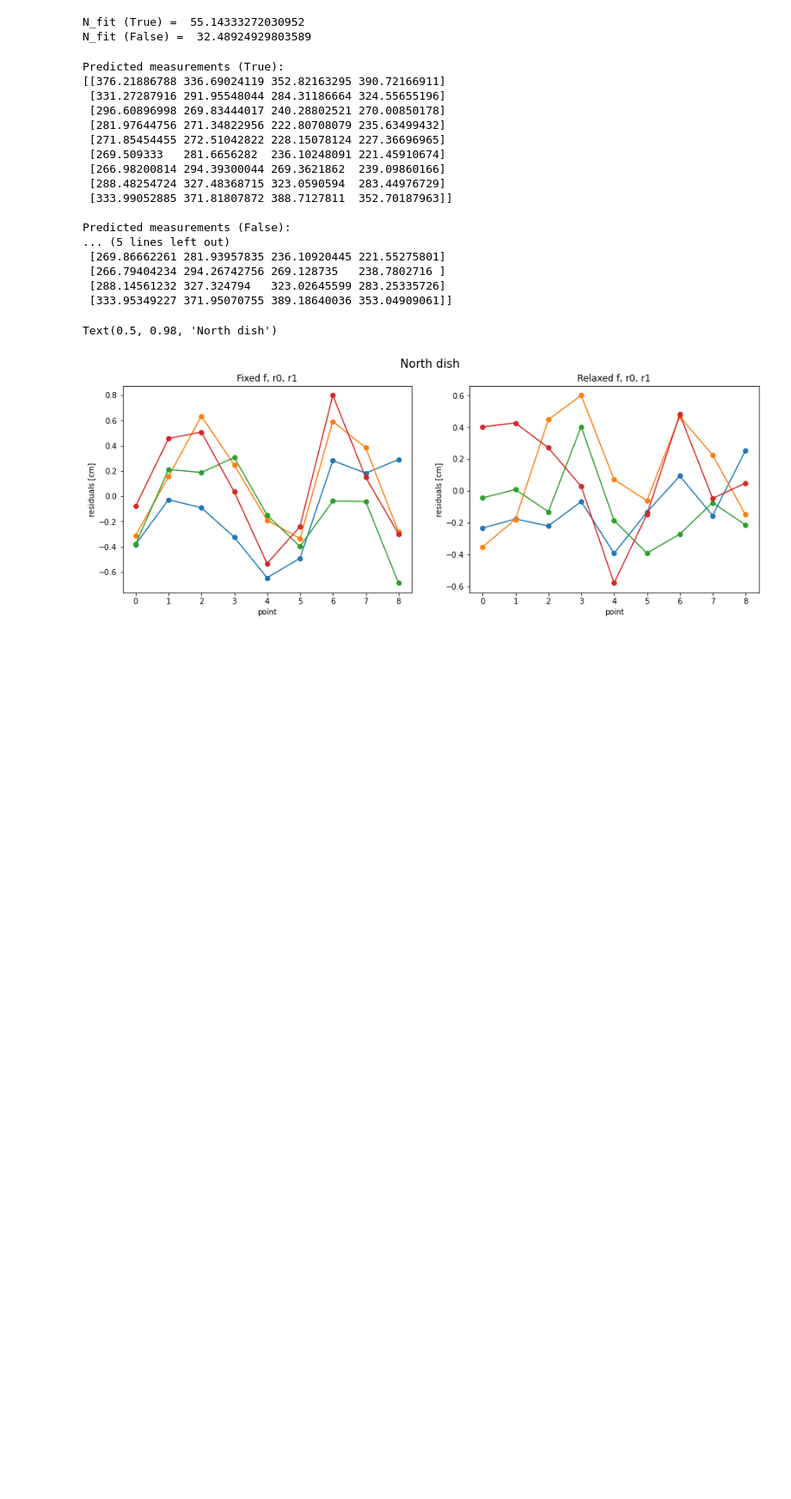
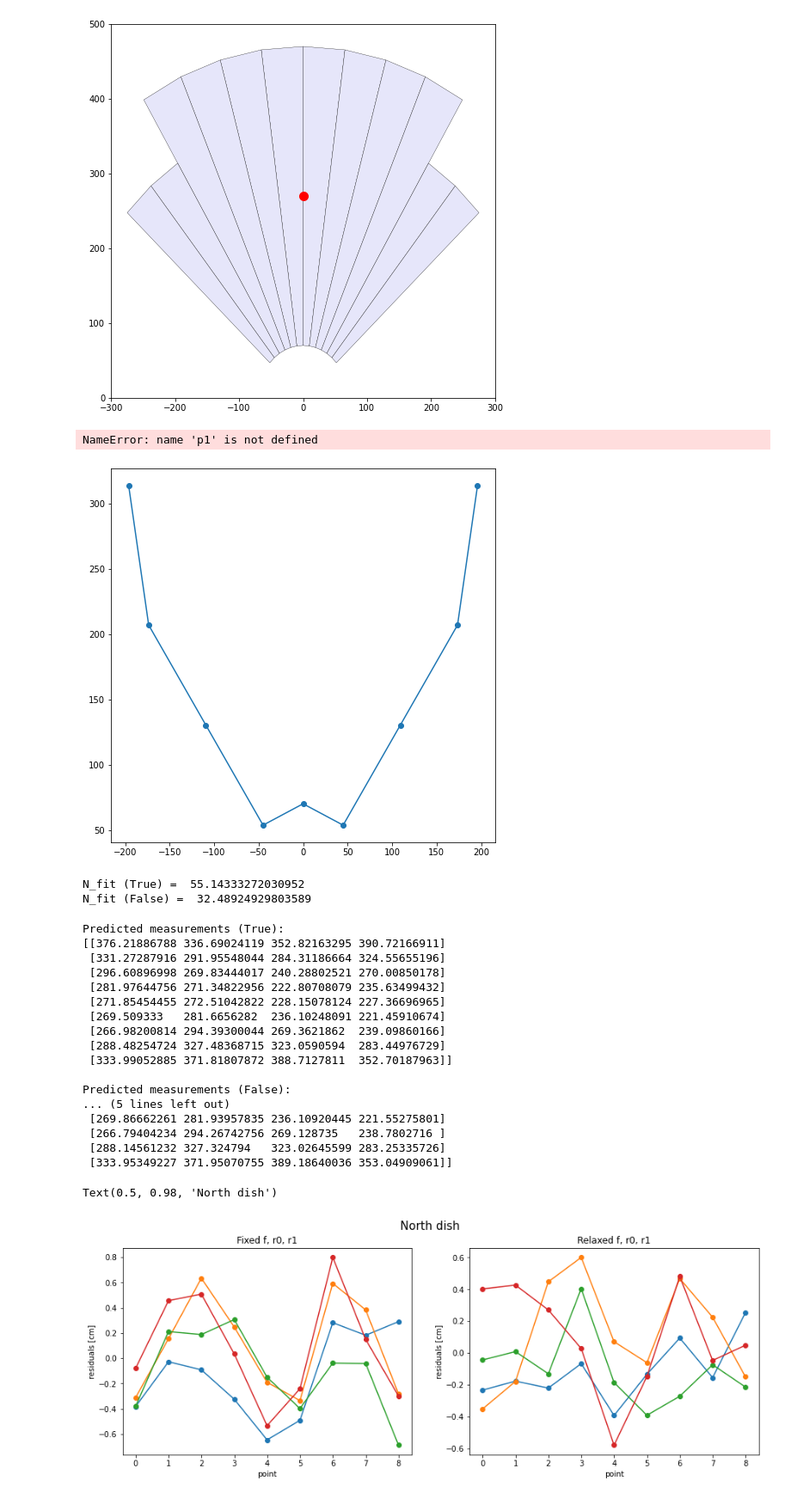
Before and after one commit to bmxdemo/bmxhacks, a Jupyter notebook: geometry_tape_fit.ipynb, the cells around one changed output. Shown: that part at 86% size. Saved outputs shown, nothing was run; the diff lists cells and outputs as text; code cells hidden in the pictures; blank space fills up the shorter version.

Commit message:
other dish fits

```diff
--- a/geometry_tape_fit.ipynb
+++ b/geometry_tape_fit.ipynb
@@ -84,3 +139,14 @@ class Fitter:
+# %%
+start = np.array([290., 8., 70., 100., 0, 0, 0, 0, 0, 20])
+D = Dish(*start[:4])
+H = Horn(D, *start[4:])
+# print(petals[:,0])
+D.plot_petals()
+D.plot_horn_proj(H, start[0])
+# %% [output]
+[figure, added]
+NameError: name 'p1' is not defined
+[figure, added]
 # %%
 N_measurements = np.array([
     [376.6, 337.0, 353.2, 390.8],
```
Also changed, not shown: parts of 3 cells of this notebook.
